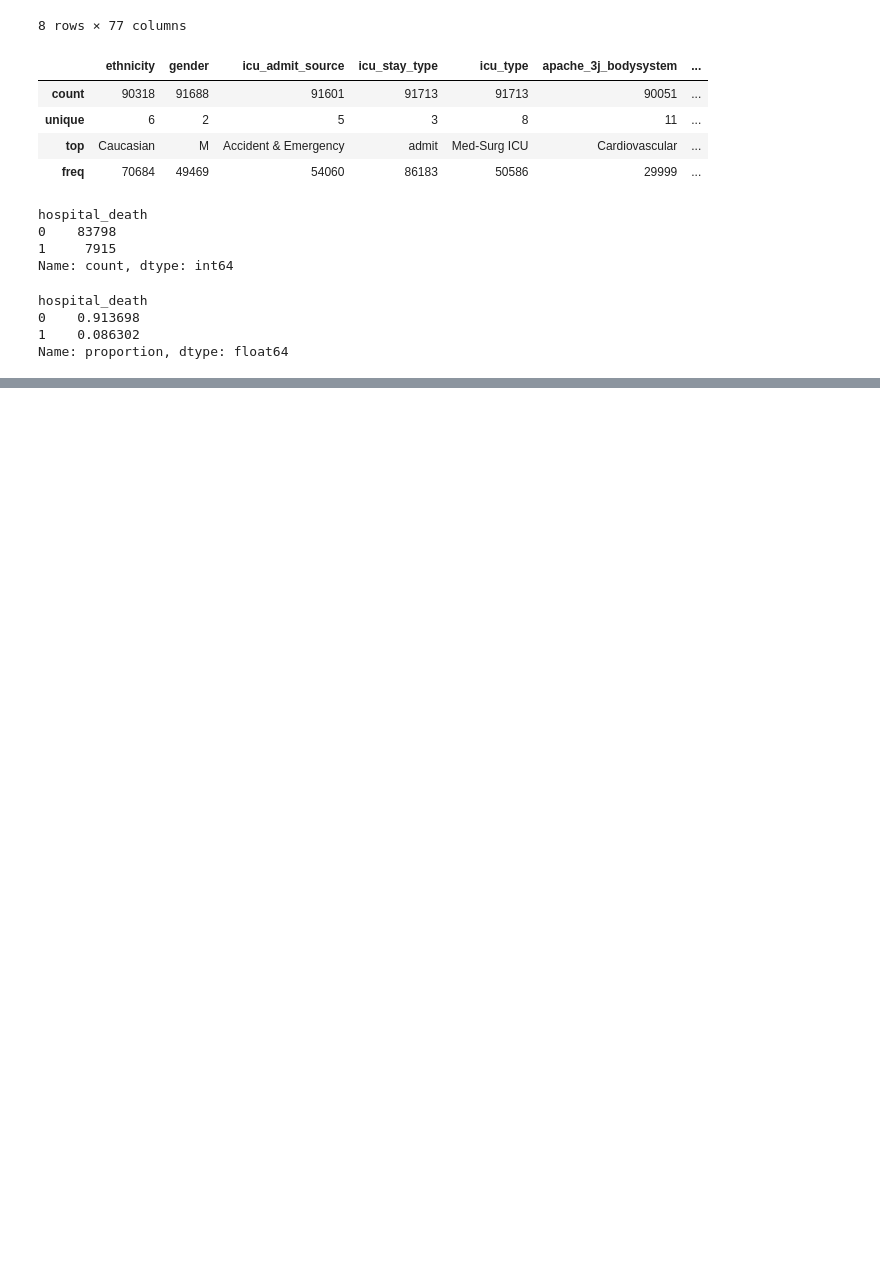
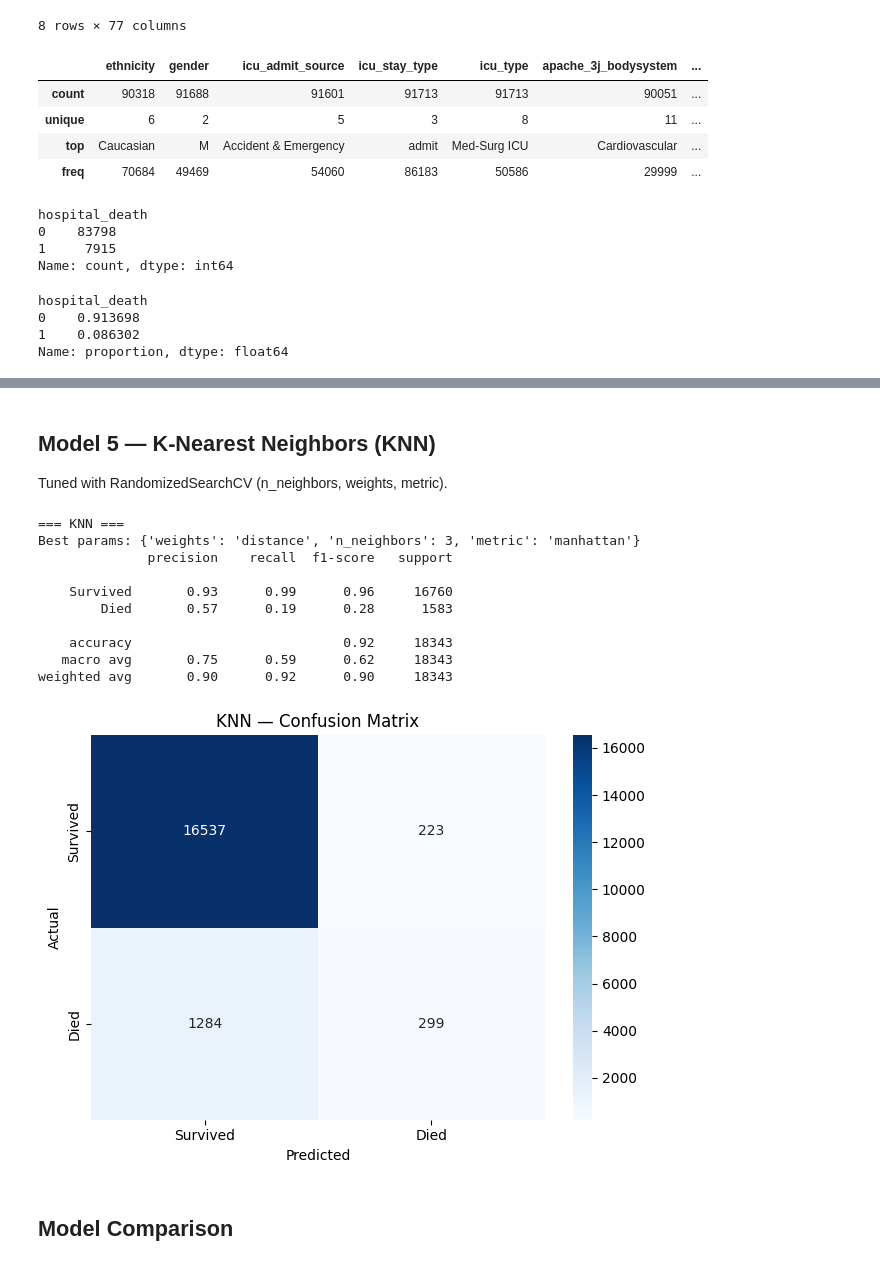
Before and after one commit to ahmad-abotrab/patient_survival_prediction, a Jupyter notebook: notebook/loading_data.ipynb, the cells around one changed output, grey strips where cells are left out. Saved outputs shown, nothing was run; the diff lists cells and outputs as text; code cells hidden in the pictures; blank space fills up the shorter version.

```diff
--- a/notebook/loading_data.ipynb
+++ b/notebook/loading_data.ipynb
@@ -109,0 +397,56 @@ plt.show()
+# %% [markdown]
+## Model 5 — K-Nearest Neighbors (KNN)
+Tuned with RandomizedSearchCV (n_neighbors, weights, metric).
+# %%
+knn_params = {
+    'n_neighbors': [3, 5, 7, 11, 15, 21],
+    'weights':     ['uniform', 'distance'],
+    'metric':      ['euclidean', 'manhattan'],
+}
+knn_search = RandomizedSearchCV(
+    KNeighborsClassifier(n_jobs=-1),
+    knn_params, n_iter=12, cv=3, scoring='f1_macro', n_jobs=-1, random_state=42
+)
+knn_search.fit(X_train_p, y_train)
+best_knn = knn_search.best_estimator_
+
+pred  = best_knn.predict(X_test_p)
+proba = best_knn.predict_proba(X_test_p)[:, 1]
+
+results['KNN'] = {
+    'accuracy':    accuracy_score(y_test, pred),
+    'macro_f1':    f1_score(y_test, pred, average='macro'),
+    'roc_auc':     roc_auc_score(y_test, proba),
+    'precision_1': precision_score(y_test, pred, pos_label=1),
+    'recall_1':    recall_score(y_test, pred, pos_label=1),
+    'pred': pred, 'proba': proba,
+    'cm':   confusion_matrix(y_test, pred),
+    'best_params': knn_search.best_params_
+}
+
+print("=== KNN ===")
+print(f"Best params: {knn_search.best_params_}")
+print(classification_report(y_test, pred, target_names=['Survived', 'Died']))
+
+cm = confusion_matrix(y_test, pred)
+sns.heatmap(cm, annot=True, fmt='d', cmap='Blues',
+            xticklabels=['Survived','Died'], yticklabels=['Survived','Died'])
+plt.title('KNN — Confusion Matrix')
+plt.xlabel('Predicted') ; plt.ylabel('Actual')
+plt.tight_layout()
+plt.savefig('../output/figures/cm_knn.png', dpi=150, bbox_inches='tight')
+plt.show()
+# %% [output]
+=== KNN ===
+Best params: {'weights': 'distance', 'n_neighbors': 3, 'metric': 'manhattan'}
+              precision    recall  f1-score   support
+
+    Survived       0.93      0.99      0.96     16760
+        Died       0.57      0.19      0.28      1583
+
+    accuracy                           0.92     18343
+   macro avg       0.75      0.59      0.62     18343
+weighted avg       0.90      0.92      0.90     18343
+[figure, added]
+# %% [markdown]
+## Model Comparison
```
Also changed, not shown: parts of 16 cells of this notebook, 10 other files.
